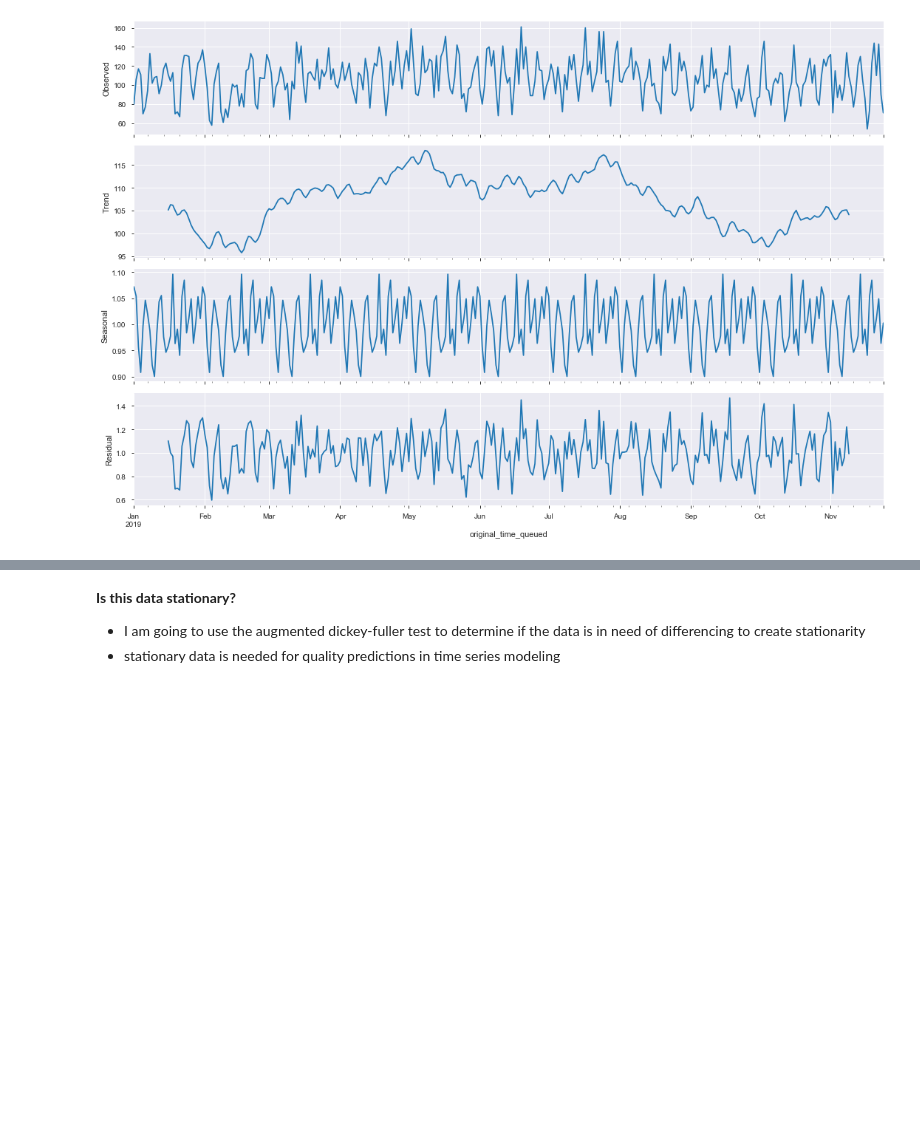
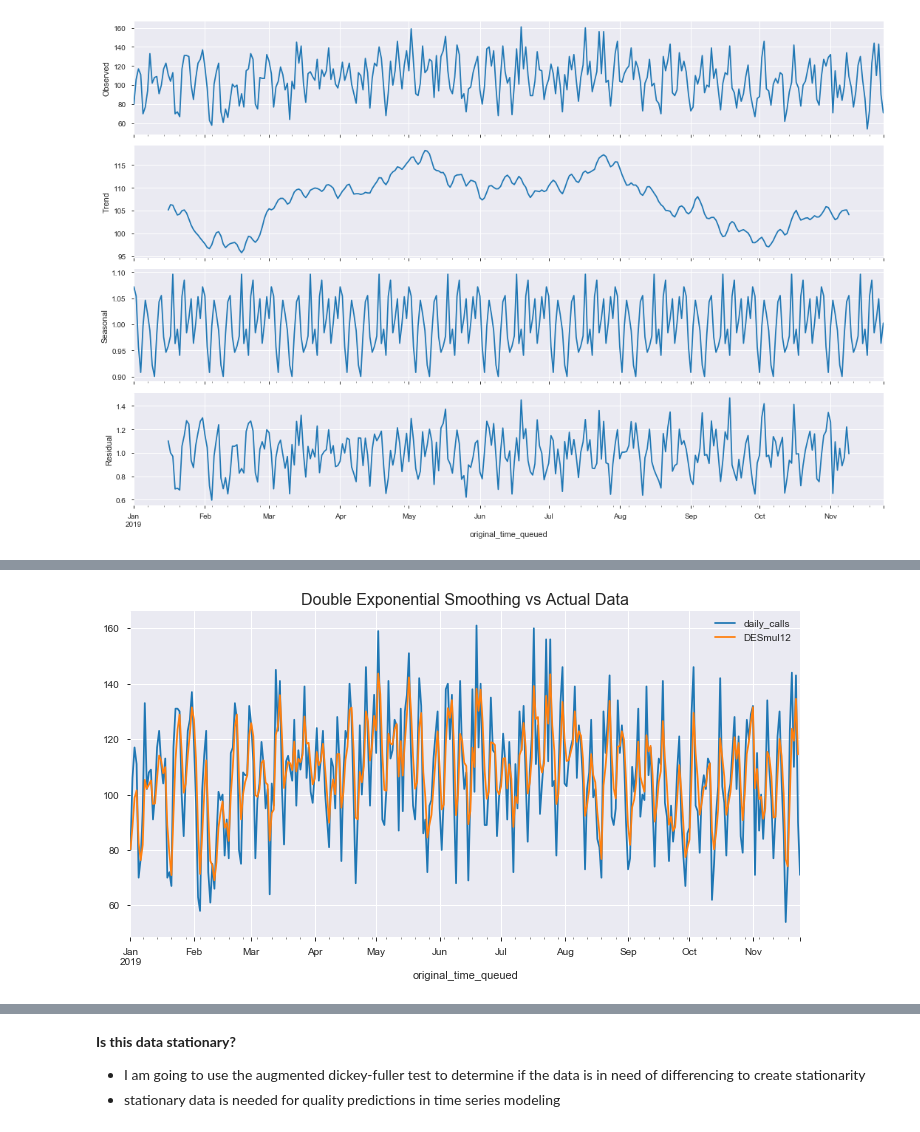
Before and after one commit to sam-cannon/Predicting-911-Calls-In-Seattle, a Jupyter notebook: Seattle 911 Call Volume.ipynb, the cells around one changed output, grey strips where cells are left out. Saved outputs shown, nothing was run; the diff lists cells and outputs as text; code cells hidden in the pictures; blank space fills up the shorter version.

```diff
--- a/Seattle 911 Call Volume.ipynb
+++ b/Seattle 911 Call Volume.ipynb
@@ -288,0 +317,5 @@ results.plot(); #we have to put the ; after the plot for some reason, its weird
+# %%
+king_2019[['daily_calls','DESmul12']].plot(figsize=(12,6)).autoscale(axis='x',tight=True)
+plt.title('Double Exponential Smoothing vs Actual Data', fontsize = 16);
+# %% [output]
+[figure, added]
```
Also changed, not shown: parts of 37 cells of this notebook.
